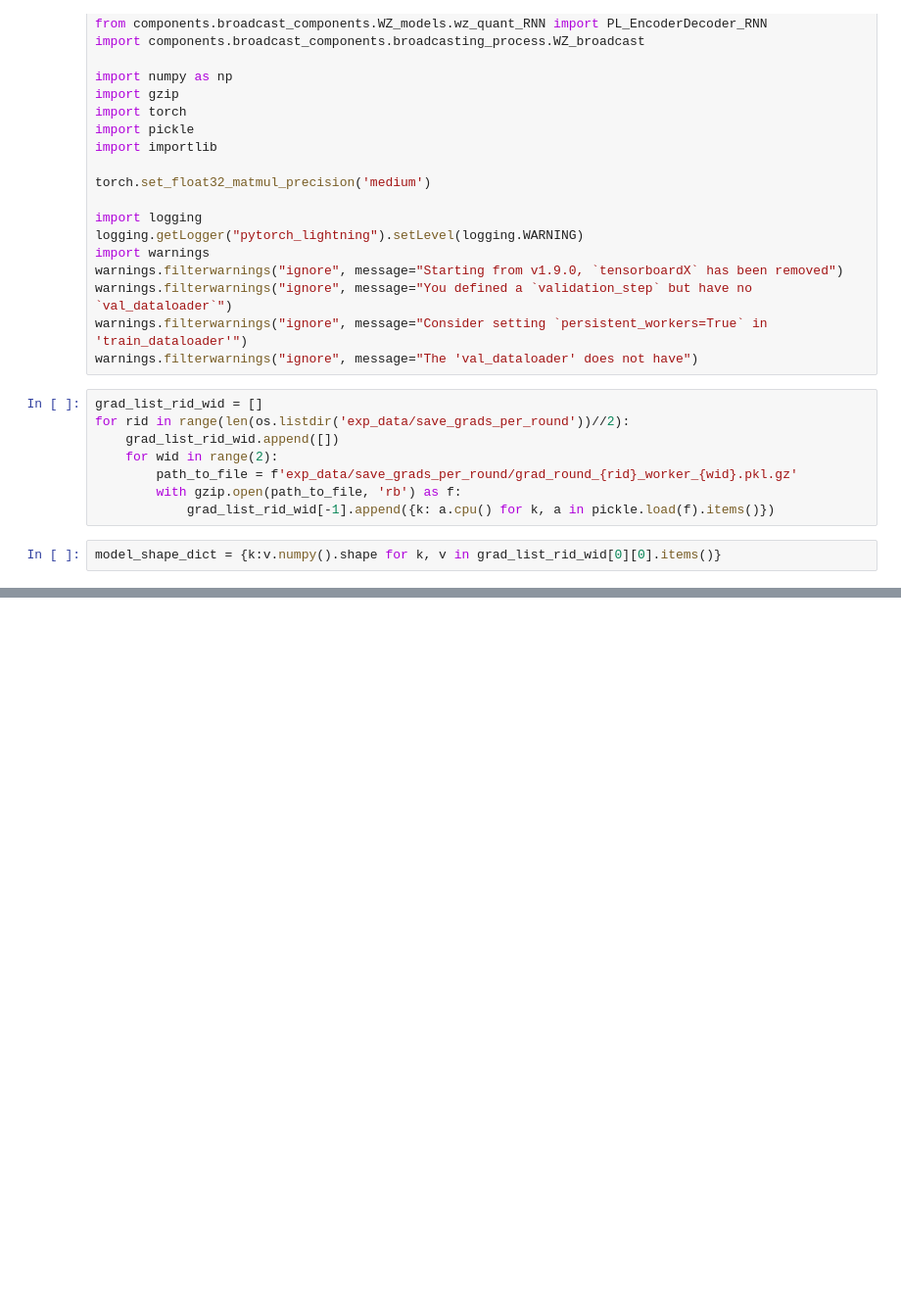
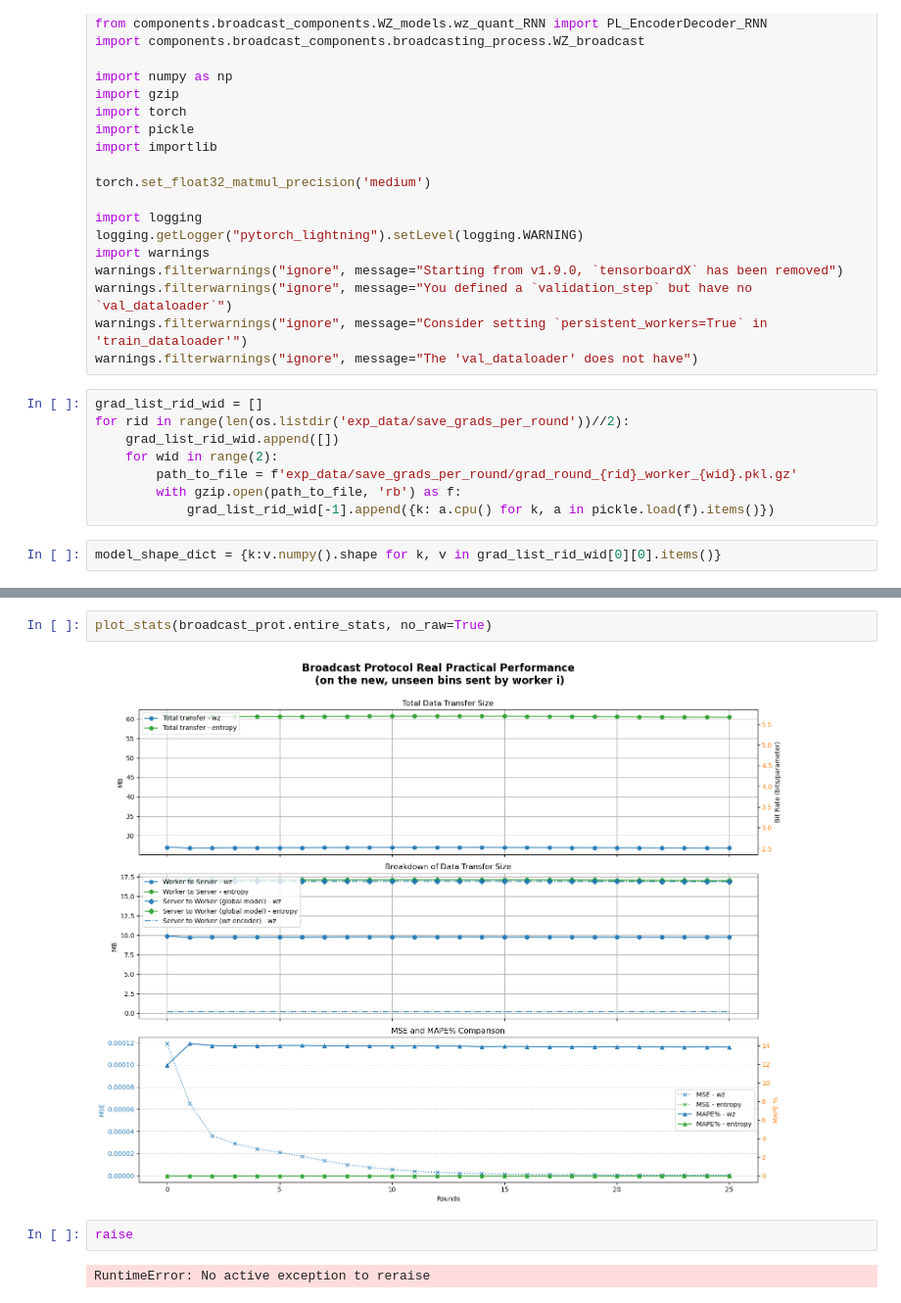
Before and after one commit to HosseinOutward/VUB-ACS-25_Thesis, a Jupyter notebook: experiments/finding_a_good_protocol.ipynb, the cells around one changed output, grey strips where cells are left out. Shown: that part at 98% size. Drawn from its saved outputs; the diff is of its cells as text; blank space fills up the shorter version.

```diff
--- a/experiments/finding_a_good_protocol.ipynb
+++ b/experiments/finding_a_good_protocol.ipynb
@@ -86,3 +109,11 @@ for round, grad_per_round in enumerate(grad_list_rid_wid):
+# %%
+plot_stats(broadcast_prot.entire_stats, no_raw=True)
+# %% [output]
+[figure, new version]
+# %%
+raise
+# %% [output]
+RuntimeError: No active exception to reraise
 # %%
 from components.broadcast_components.broadcasting_process.WZ_broadcast import dict_to_array, normalize_array_data
 importlib.reload(components.broadcast_components.WZ_models.wz_quant_ANN)
```
Also changed, not shown: parts of 8 cells of this notebook, 5 other files.
